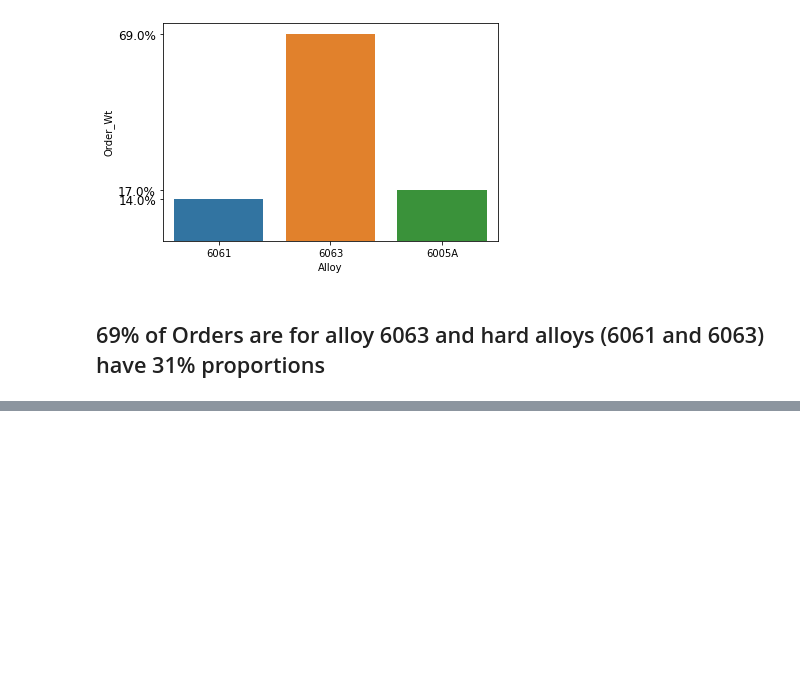
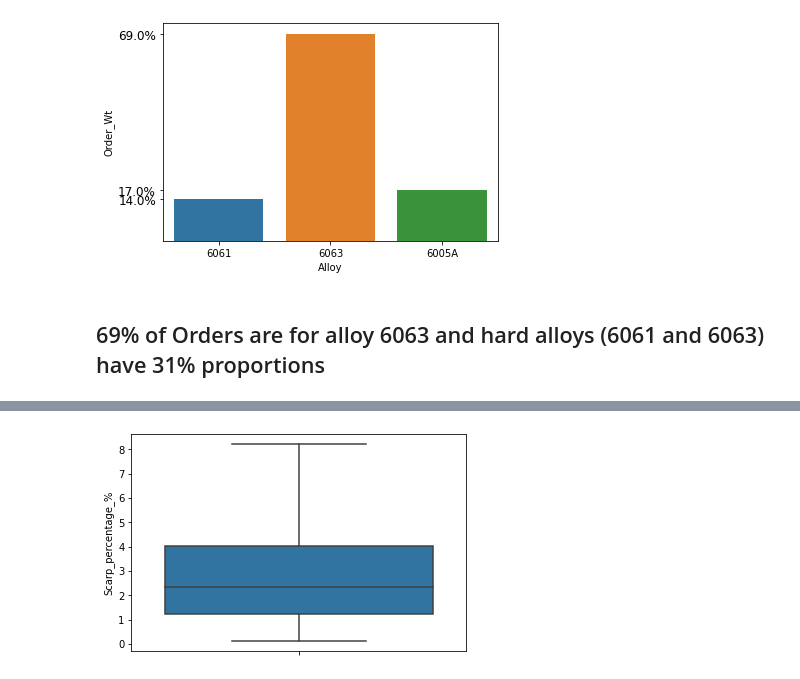
Before and after one commit to Soroush190/production_Analysis, a Jupyter notebook: Eda-to-production-analysis.ipynb, the cells around one changed output, grey strips where cells are left out. Cells and saved outputs as stored; diff of their text form; code cells hidden in the pictures; blank space fills up the shorter version.

```diff
--- a/Eda-to-production-analysis.ipynb
+++ b/Eda-to-production-analysis.ipynb
@@ -261,0 +370,4 @@ plt.show()
+# %%
+#some Scarpe weight  are more than Orders , for any reason like typo ...., So we delete them
+df_detail_scarap_percentage=df_detail[df_detail["Scarp_percentage_%"]<100]
+df_detail_scarap_percentage.reset_index(inplace=True)
@@ -261,0 +384,5 @@ plt.show()
+# %%
+sb.boxplot(data=df_detail_scarap_percentage,y="Scarp_percentage_%")
+plt.show()
+# %% [output]
+[figure, added]
```
Also changed, not shown: parts of 35 cells of this notebook.
